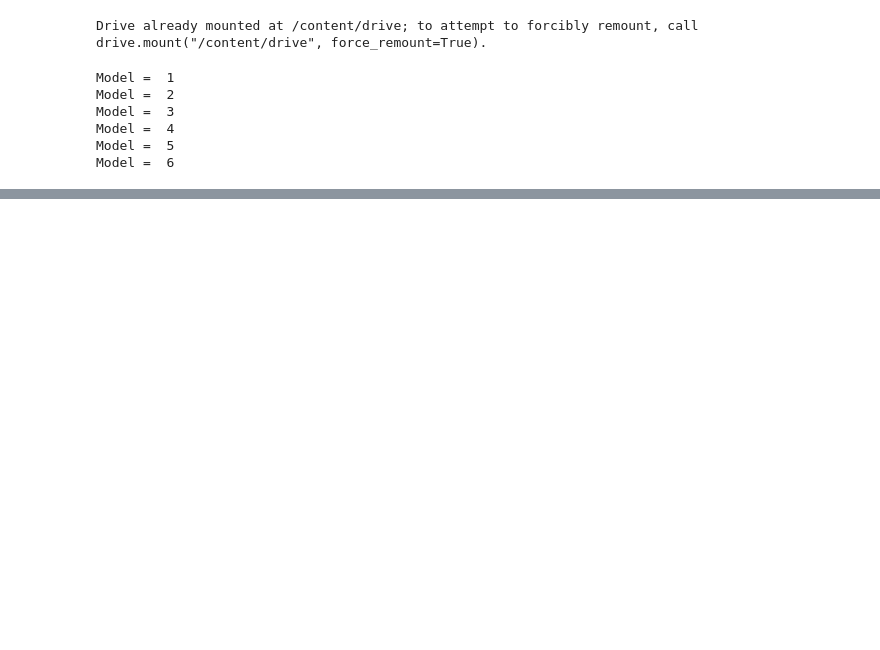
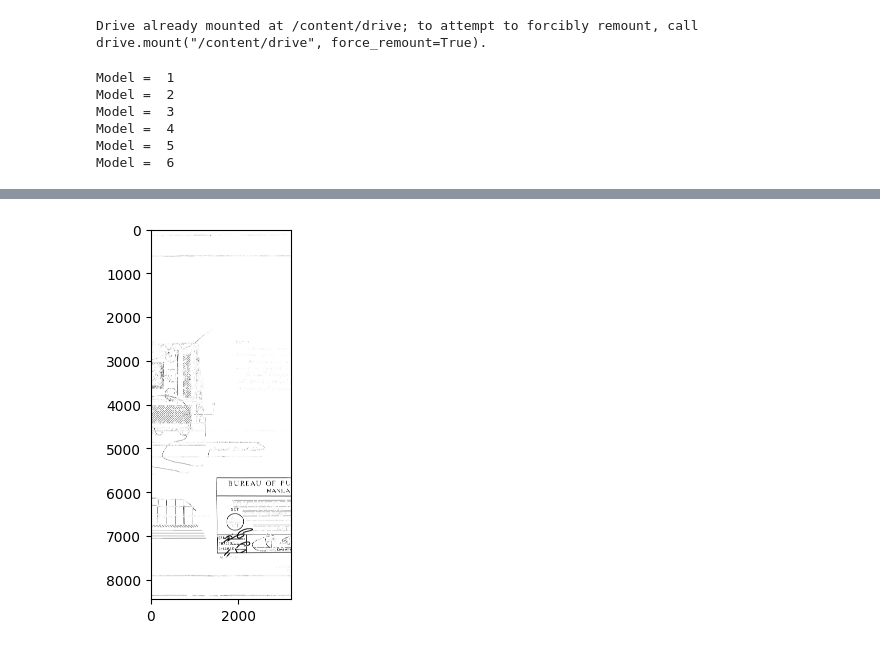
Before and after one commit to mgnarag/binarization-lowres, a Jupyter notebook: Metric.ipynb, the cells around one changed output, grey strips where cells are left out. Drawn from its saved outputs; the diff is of its cells as text; code cells hidden in the pictures; blank space fills up the shorter version.

```diff
--- a/Metric.ipynb
+++ b/Metric.ipynb
@@ -215,0 +185,7 @@ plt.imshow(~output & gt,cmap = 'gray')
+# %%
+FN = ~output & gt
+FN = Image.fromarray(~FN)
+plt.imshow(FN,cmap = 'gray')
+FN.save(file_path + "5 Tested/FN.png")
+# %% [output]
+[figure, added]
```
Also changed, not shown: parts of 10 cells of this notebook.
